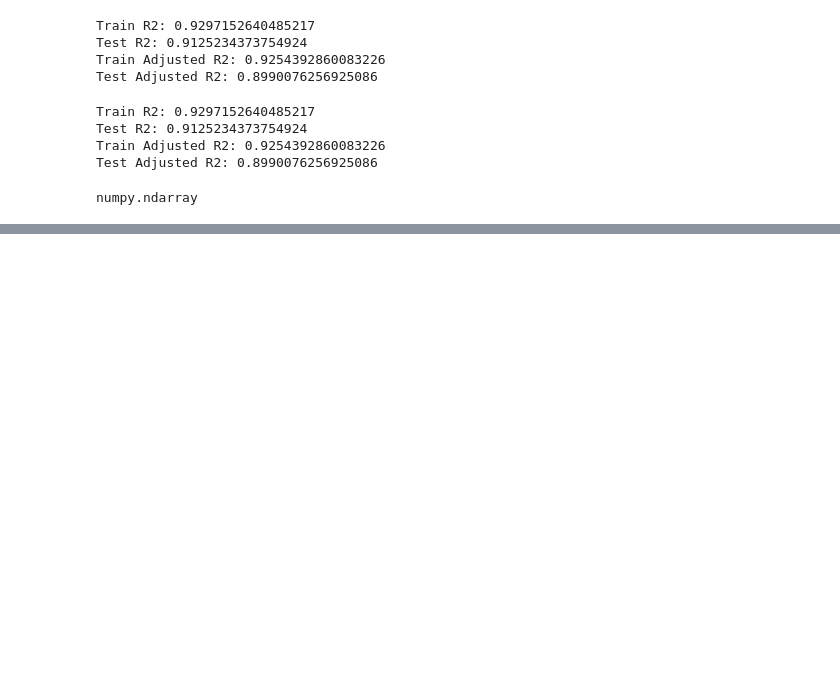
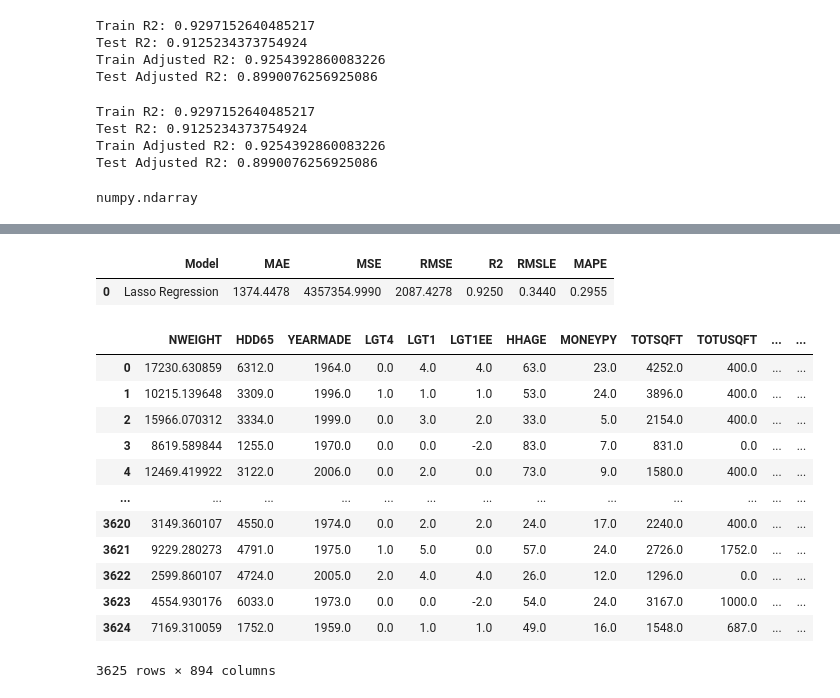
Before and after one commit to The-Powder-of-Data/predict_consumption, a Jupyter notebook: src/predict_3.ipynb, the cells around one changed output, grey strips where cells are left out. Saved outputs shown, nothing was run; the diff lists cells and outputs as text; code cells hidden in the pictures; blank space fills up the shorter version.

Commit message:
NN prediction trial and more

```diff
--- a/src/predict_3.ipynb
+++ b/src/predict_3.ipynb
@@ -152,0 +153,2 @@ best = compare_models()
+# %%
+tuned_lasso = tune_model(best)
@@ -152,0 +170,19 @@ best = compare_models()
+# %%
+predict_model(tuned_lasso)
+# not too bad
+# %% [output]
+|  | Model | MAE | MSE | RMSE | R2 | RMSLE | MAPE |
+| 0 | Lasso Regression | 1374.4478 | 4357354.9990 | 2087.4278 | 0.9250 | 0.3440 | 0.2955 |
+|  | NWEIGHT | HDD65 | YEARMADE | LGT4 | LGT1 | LGT1EE | HHAGE | MONEYPY | TOTSQFT | TOTUSQFT | ... | ... |
+| 0 | 17230.630859 | 6312.0 | 1964.0 | 0.0 | 4.0 | 4.0 | 63.0 | 23.0 | 4252.0 | 400.0 | ... | ... |
+| 1 | 10215.139648 | 3309.0 | 1996.0 | 1.0 | 1.0 | 1.0 | 53.0 | 24.0 | 3896.0 | 400.0 | ... | ... |
+| 2 | 15966.070312 | 3334.0 | 1999.0 | 0.0 | 3.0 | 2.0 | 33.0 | 5.0 | 2154.0 | 400.0 | ... | ... |
+| 3 | 8619.589844 | 1255.0 | 1970.0 | 0.0 | 0.0 | -2.0 | 83.0 | 7.0 | 831.0 | 0.0 | ... | ... |
+| 4 | 12469.419922 | 3122.0 | 2006.0 | 0.0 | 2.0 | 0.0 | 73.0 | 9.0 | 1580.0 | 400.0 | ... | ... |
+| ... | ... | ... | ... | ... | ... | ... | ... | ... | ... | ... | ... | ... |
+| 3620 | 3149.360107 | 4550.0 | 1974.0 | 0.0 | 2.0 | 2.0 | 24.0 | 17.0 | 2240.0 | 400.0 | ... | ... |
+| 3621 | 9229.280273 | 4791.0 | 1975.0 | 1.0 | 5.0 | 0.0 | 57.0 | 24.0 | 2726.0 | 1752.0 | ... | ... |
+| 3622 | 2599.860107 | 4724.0 | 2005.0 | 2.0 | 4.0 | 4.0 | 26.0 | 12.0 | 1296.0 | 0.0 | ... | ... |
+| 3623 | 4554.930176 | 6033.0 | 1973.0 | 0.0 | 0.0 | -2.0 | 54.0 | 24.0 | 3167.0 | 1000.0 | ... | ... |
+| 3624 | 7169.310059 | 1752.0 | 1959.0 | 0.0 | 1.0 | 1.0 | 49.0 | 16.0 | 1548.0 | 687.0 | ... | ... |
+3625 rows × 894 columns
```
Also changed, not shown: parts of 14 cells of this notebook, 8 other files.
